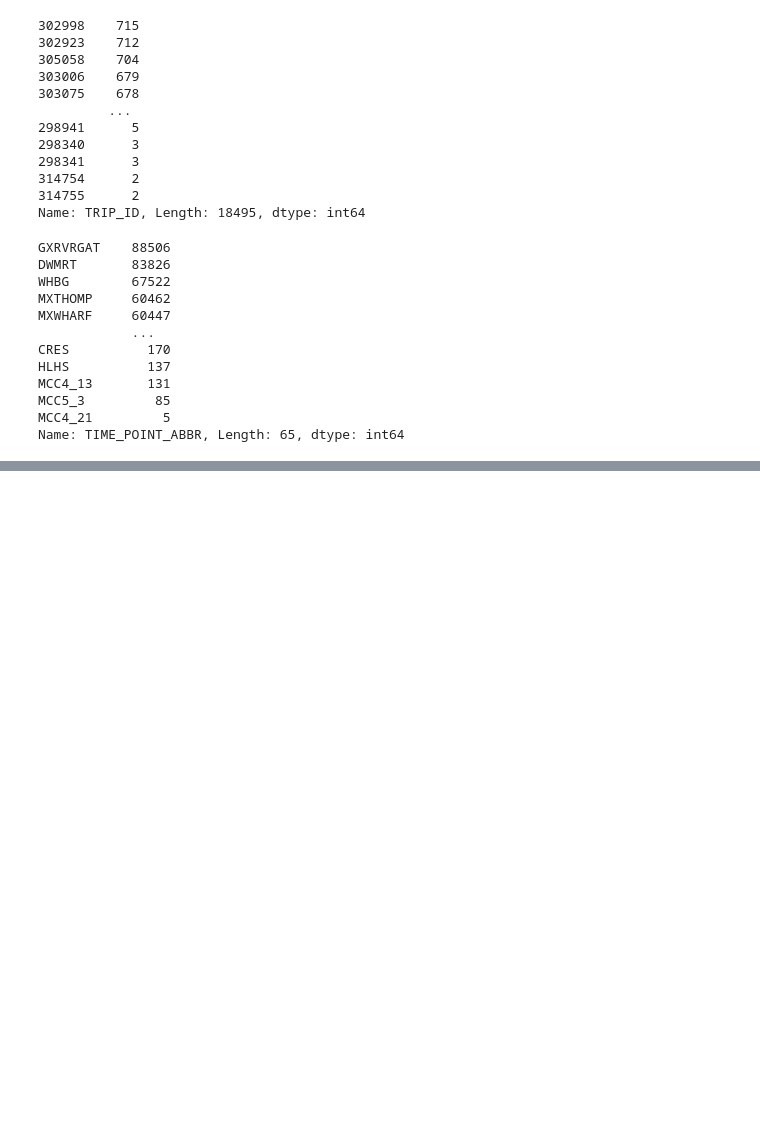
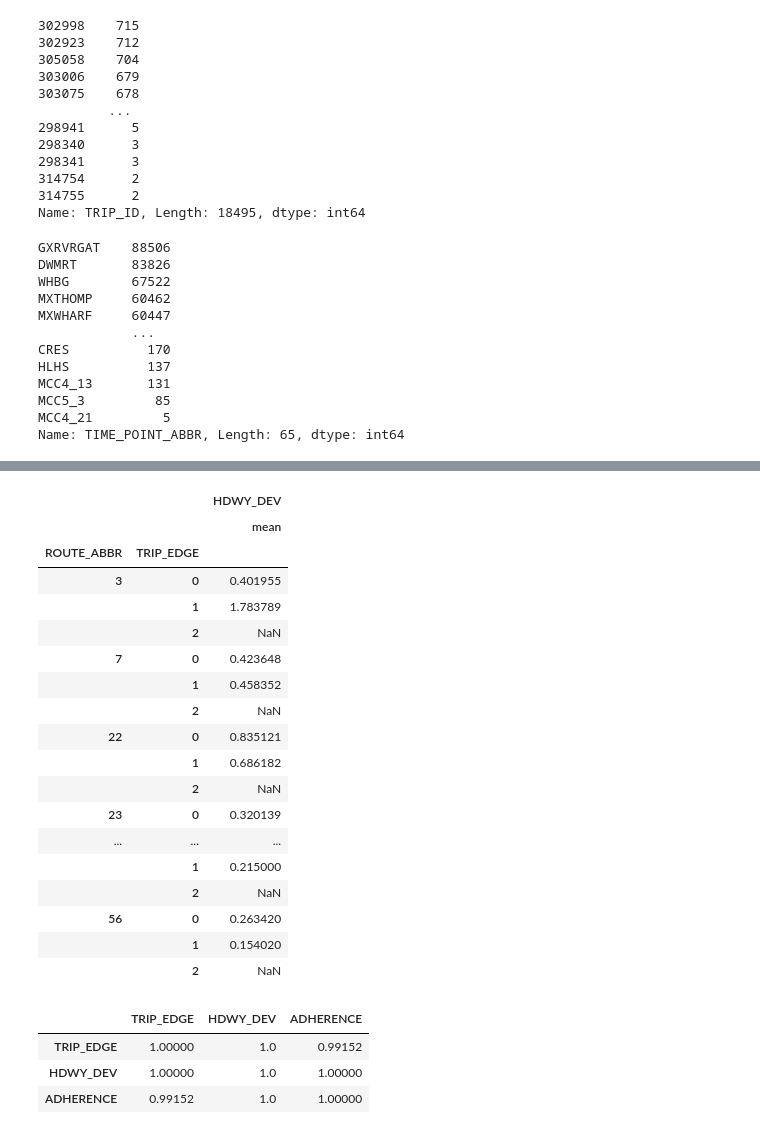
Before and after one commit to NSS-Data-Analytics-Cohort-7/wego-python-bit-my_finger, a Jupyter notebook: notebook/wego_preston_notebook.ipynb, the cells around one changed output, grey strips where cells are left out. Drawn from its saved outputs; the diff is of its cells as text; code cells hidden in the pictures; blank space fills up the shorter version.

```diff
--- a/notebook/wego_preston_notebook.ipynb
+++ b/notebook/wego_preston_notebook.ipynb
@@ -148,7 +148,7 @@ MCC5_3         85
 MCC4_21         5
 Name: TIME_POINT_ABBR, Length: 65, dtype: int64
 # %%
-wego_tidy = wego.iloc[:, np.r_[0:21, 30]]
+wego_tidy = wego.iloc[:, np.r_[0:22, 30]]
 wego_tidy.info()
 # %% [output]
 <class 'pandas.core.frame.DataFrame'>
@@ -201,0 +312,22 @@ wego_tidy.head()
+# %%
+wego_tidy.groupby(['ROUTE_ABBR', 'TRIP_EDGE']).agg({'HDWY_DEV':['mean']})
+# %% [output]
+|  |  | HDWY_DEV |
+|  |  | mean |
+| ROUTE_ABBR | TRIP_EDGE |  |
+| 3 | 0 | 0.401955 |
+|  | 1 | 1.783789 |
+|  | 2 | NaN |
+| 7 | 0 | 0.423648 |
+|  | 1 | 0.458352 |
+|  | 2 | NaN |
+| 22 | 0 | 0.835121 |
+|  | 1 | 0.686182 |
+|  | 2 | NaN |
+| 23 | 0 | 0.320139 |
+| ... | ... | ... |
+|  | 1 | 0.215000 |
+|  | 2 | NaN |
+| 56 | 0 | 0.263420 |
+|  | 1 | 0.154020 |
+|  | 2 | NaN |
@@ -201,0 +336,7 @@ wego_tidy.head()
+# %%
+Q1.corr()
+# %% [output]
+|  | TRIP_EDGE | HDWY_DEV | ADHERENCE |
+| TRIP_EDGE | 1.00000 | 1.0 | 0.99152 |
+| HDWY_DEV | 1.00000 | 1.0 | 1.00000 |
+| ADHERENCE | 0.99152 | 1.0 | 1.00000 |
```
Also changed, not shown: parts of 10 cells of this notebook.
